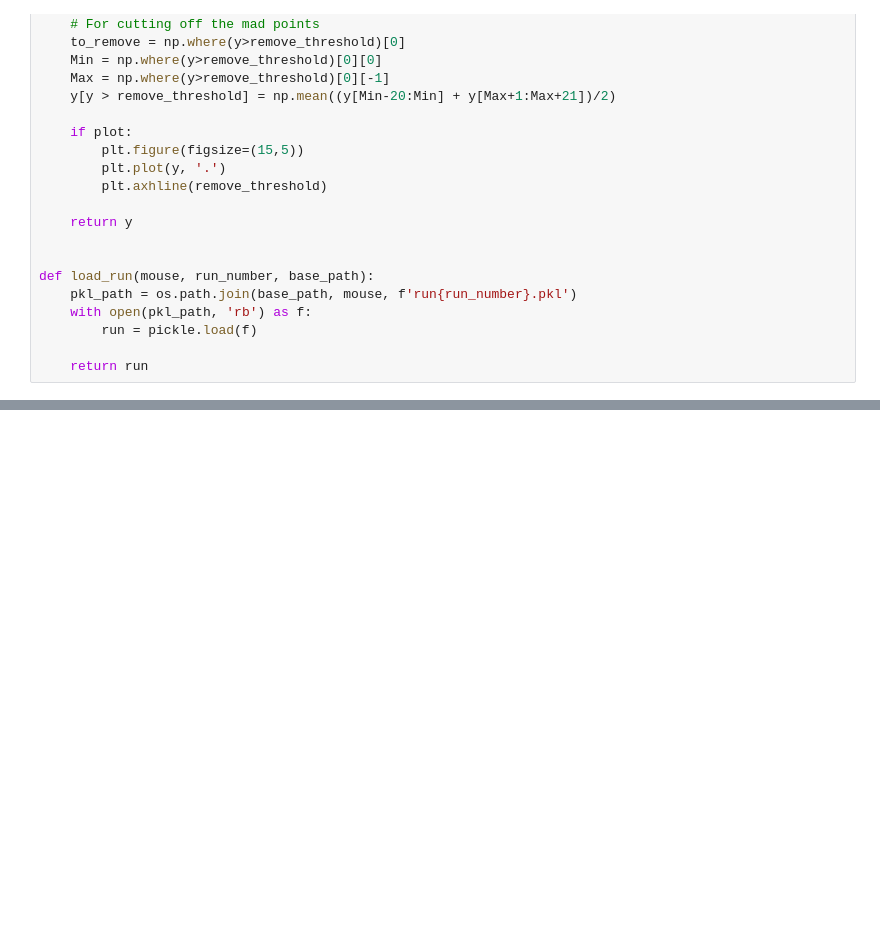
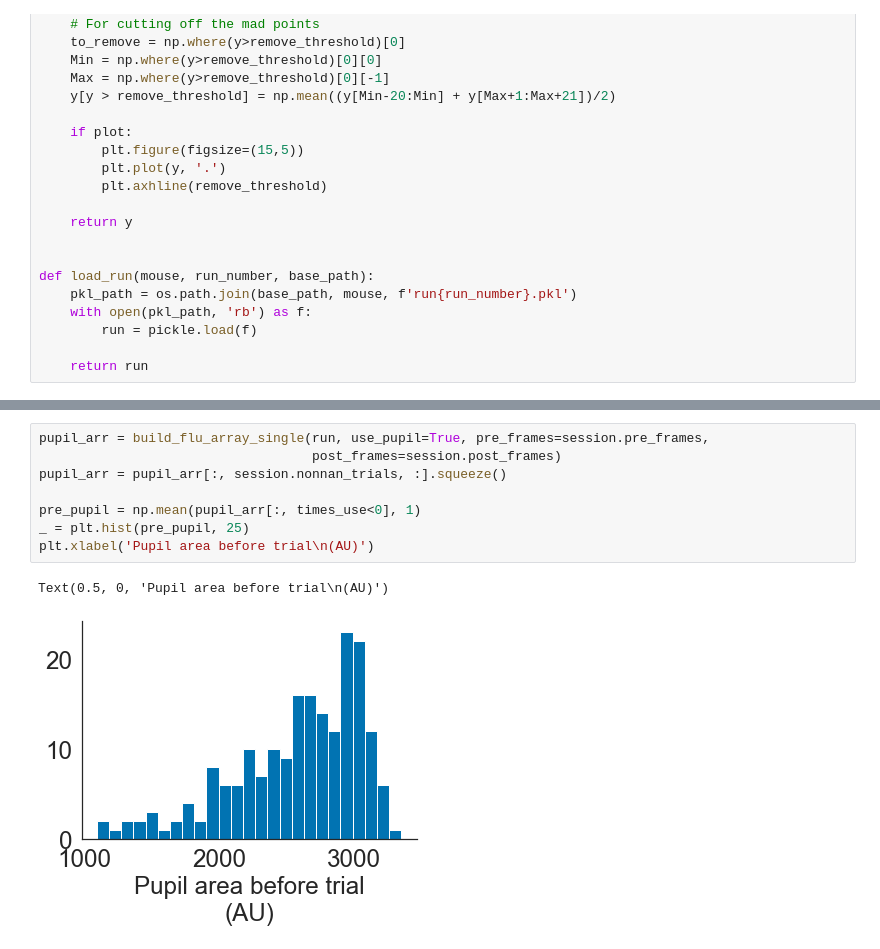
Before and after one commit to Packer-Lab/Vape, a Jupyter notebook: jupyter/pupil_imaging.ipynb, the cells around one changed output, grey strips where cells are left out. Saved outputs shown, nothing was run; the diff lists cells and outputs as text; blank space fills up the shorter version.

```diff
--- a/jupyter/pupil_imaging.ipynb
+++ b/jupyter/pupil_imaging.ipynb
@@ -172,0 +204,11 @@ plt.ylabel('Pupil Area (AU)')
+# %%
+pupil_arr = build_flu_array_single(run, use_pupil=True, pre_frames=session.pre_frames,
+                                   post_frames=session.post_frames)
+pupil_arr = pupil_arr[:, session.nonnan_trials, :].squeeze()
+
+pre_pupil = np.mean(pupil_arr[:, times_use<0], 1)
+_ = plt.hist(pre_pupil, 25)
+plt.xlabel('Pupil area before trial\n(AU)')
+# %% [output]
+Text(0.5, 0, 'Pupil area before trial\n(AU)')
+[figure, added]
```
Also changed, not shown: parts of 17 cells of this notebook, 2 other files.
